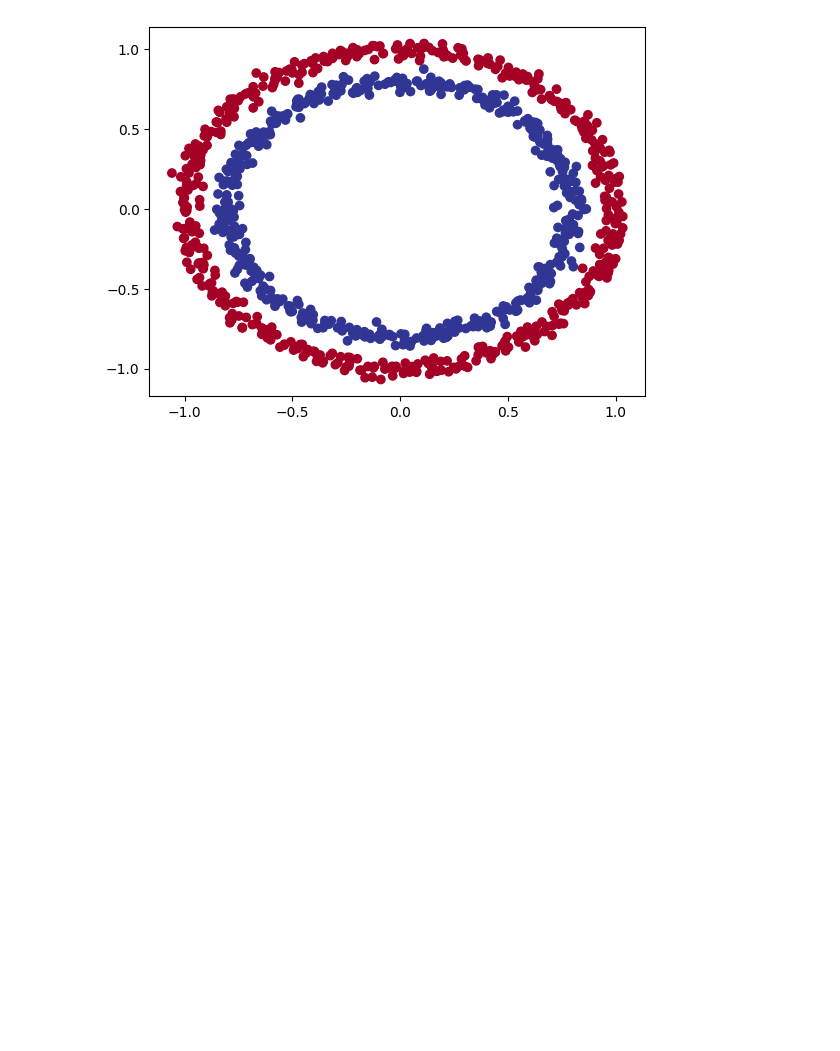
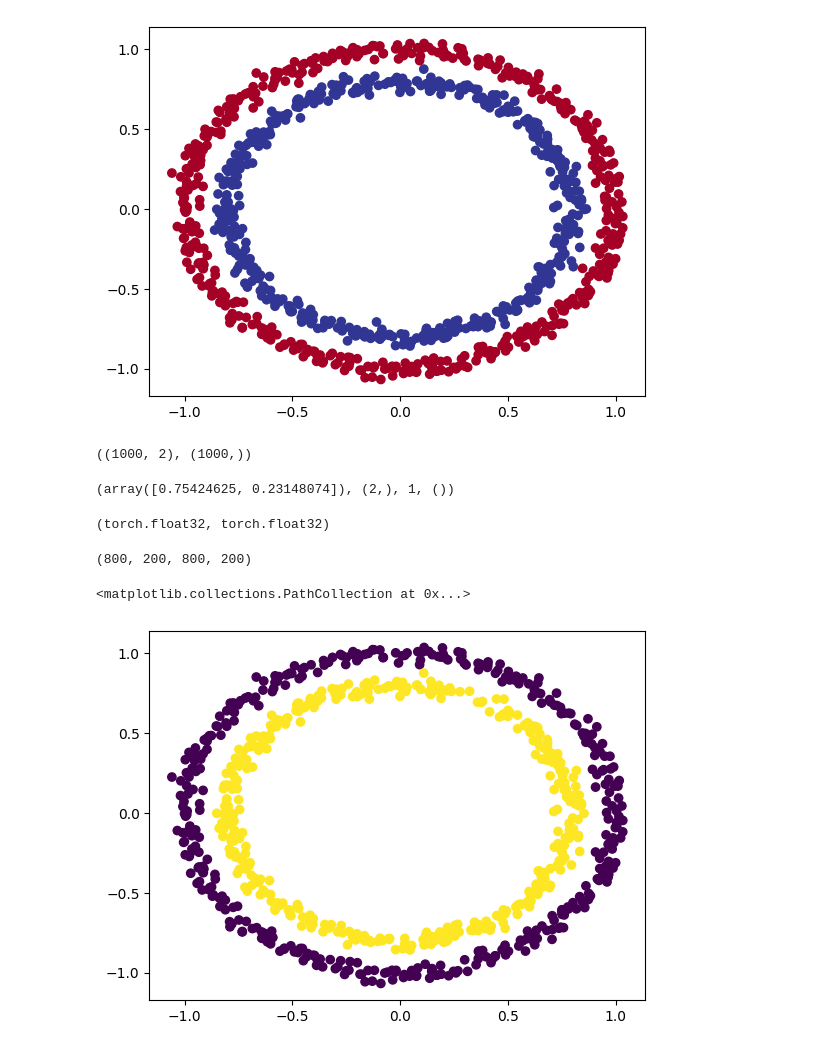
Before and after one commit to shawakash/Ml-Projects, a Jupyter notebook: 02_neural_network.ipynb, the cells around one changed output. Drawn from its saved outputs; the diff is of its cells as text; code cells hidden in the pictures; blank space fills up the shorter version.

```diff
--- a/02_neural_network.ipynb
+++ b/02_neural_network.ipynb
@@ -60,3 +60,43 @@ plt.scatter(x=X[:,0],
 # %% [output]
 <matplotlib.collections.PathCollection at 0x...>
 [figure]
+# %%
+# Input and Output shapes
+
+X.shape, y.shape
+# %% [output]
+((1000, 2), (1000,))
+# %%
+X_sample = X[0]
+y_sample = y[0]
+X_sample, X_sample.shape, y_sample, y_sample.shape
+# %% [output]
+(array([0.75424625, 0.23148074]), (2,), 1, ())
+# %%
+# Turning Datasets to tensor and train and test splits
+import torch
+
+X = torch.from_numpy(X).type(torch.float)
+y = torch.from_numpy(y).type(torch.float)
+# %%
+X.dtype, y.dtype
+# %% [output]
+(torch.float32, torch.float32)
+# %%
+# Spliting Dataset Randomly
+from sklearn.model_selection import train_test_split
+
+X_train, X_test, y_train, y_test = train_test_split(X,
+                                                    y,
+                                                    test_size=0.2,
+                                                    random_state=42)
+len(X_train), len(X_test), len(y_train), len(y_test)
+# %% [output]
+(800, 200, 800, 200)
+# %%
+plt.scatter(X_train[:,0],
+            X_train[:,1],
+            c=y_train)
+# %% [output]
+<matplotlib.collections.PathCollection at 0x...>
+[figure, added]
```
Also changed, not shown: parts of 2 cells of this notebook.
